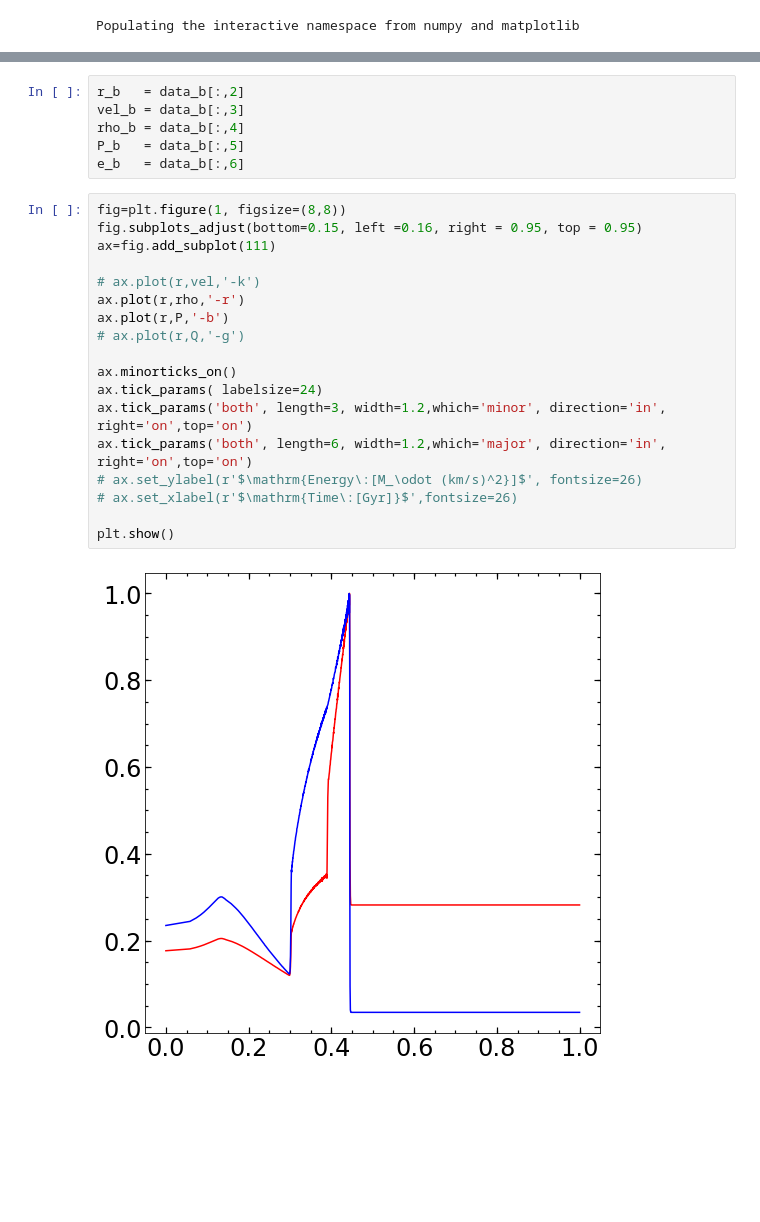
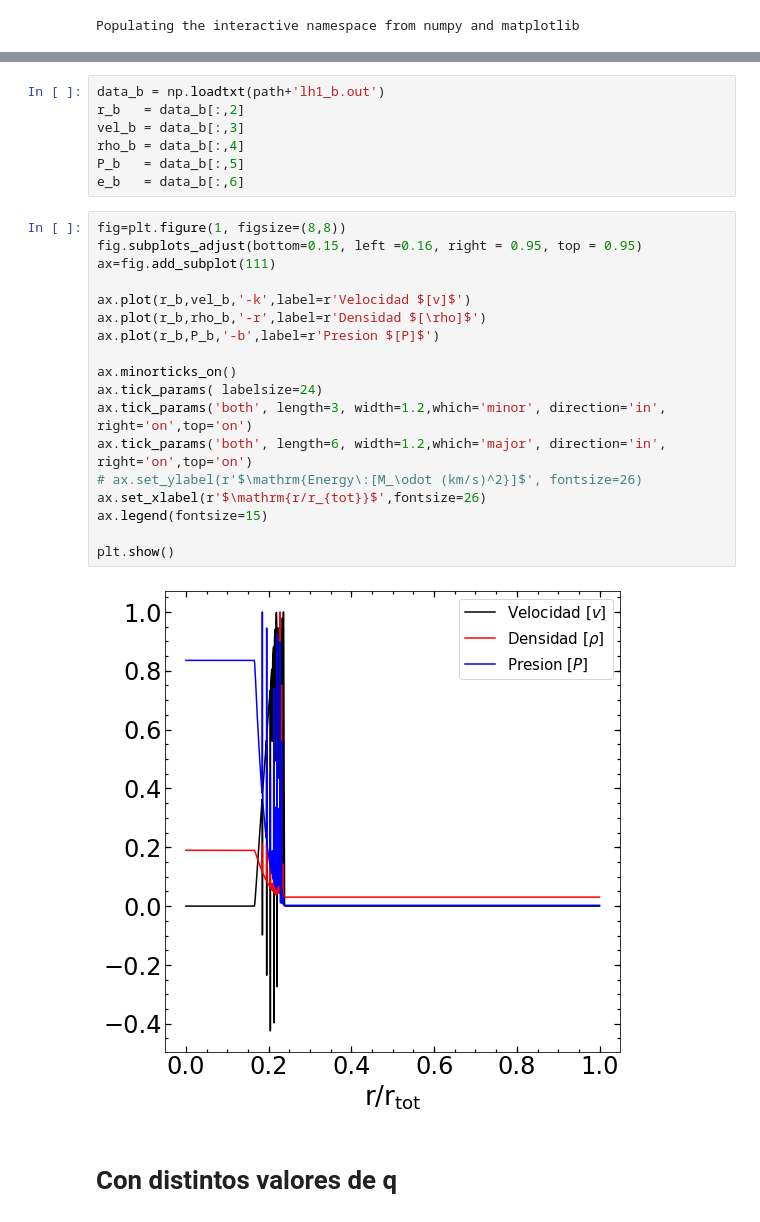
Before and after one commit to ornemarioni/mn2, a Jupyter notebook: Capitulo6.ipynb, the cells around one changed output, grey strips where cells are left out. Drawn from its saved outputs; the diff is of its cells as text; blank space fills up the shorter version.

```diff
--- a/Capitulo6.ipynb
+++ b/Capitulo6.ipynb
@@ -16,4 +37,5 @@ Q   = data[:,7]
 # %%
+data_b = np.loadtxt(path+'lh1_b.out')
 r_b   = data_b[:,2]
 vel_b = data_b[:,3]
 rho_b = data_b[:,4]
@@ -22,20 +44,22 @@ e_b   = data_b[:,6]
 # %%
 fig=plt.figure(1, figsize=(8,8))
 fig.subplots_adjust(bottom=0.15, left =0.16, right = 0.95, top = 0.95)
 ax=fig.add_subplot(111)
 
-# ax.plot(r,vel,'-k')
-ax.plot(r,rho,'-r')
-ax.plot(r,P,'-b')
-# ax.plot(r,Q,'-g')
+ax.plot(r_b,vel_b,'-k',label=r'Velocidad $[v]$')
+ax.plot(r_b,rho_b,'-r',label=r'Densidad $[\rho]$')
+ax.plot(r_b,P_b,'-b',label=r'Presion $[P]$')
 
 ax.minorticks_on()
 ax.tick_params( labelsize=24)
 ax.tick_params('both', length=3, width=1.2,which='minor', direction='in', right='on',top='on')
 ax.tick_params('both', length=6, width=1.2,which='major', direction='in', right='on',top='on')
 # ax.set_ylabel(r'$\mathrm{Energy\:[M_\odot (km/s)^2}]$', fontsize=26)
-# ax.set_xlabel(r'$\mathrm{Time\:[Gyr]}$',fontsize=26)
+ax.set_xlabel(r'$\mathrm{r/r_{tot}}$',fontsize=26)
+ax.legend(fontsize=15)
 
 plt.show()
 # %% [output]
-[figure, old version]
+[figure, new version]
+# %% [markdown]
+# Con distintos valores de q
```
Also changed, not shown: parts of 11 cells of this notebook.
